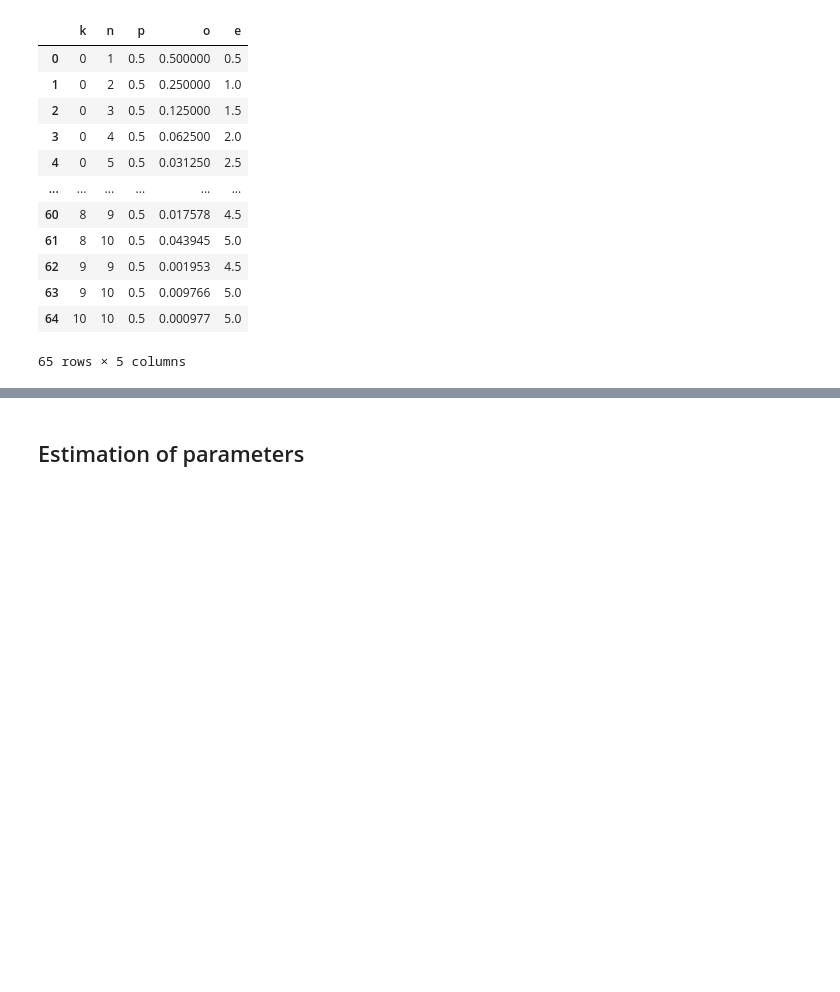
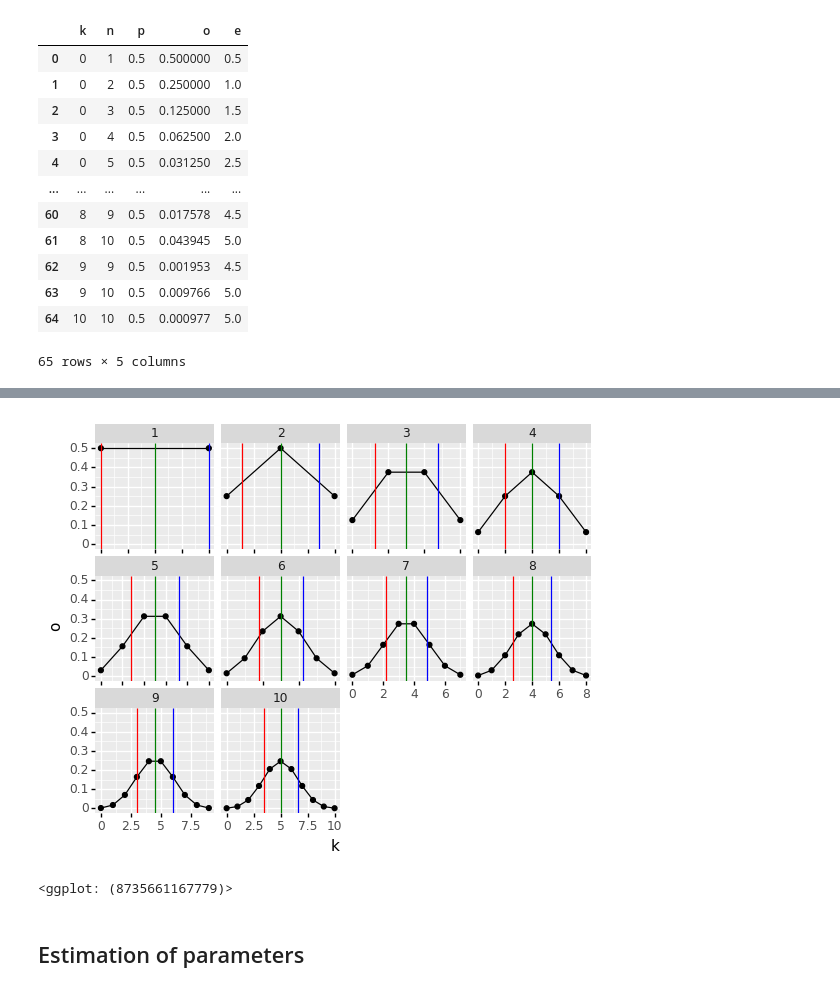
Before and after one commit to ExcaliburZero/learning_statistics, a Jupyter notebook: Binomial distribution.ipynb, the cells around one changed output, grey strips where cells are left out. Saved outputs shown, nothing was run; the diff lists cells and outputs as text; code cells hidden in the pictures; blank space fills up the shorter version.

```diff
--- a/Binomial distribution.ipynb
+++ b/Binomial distribution.ipynb
@@ -252,3 +258,14 @@ plt9.ggplot(data4, plt9.aes("k", "o")) +\
+# %%
+plt9.ggplot(data4, plt9.aes("k", "o")) +\
+    plt9.facet_wrap("n", scales="free_x") +\
+    plt9.geom_point() +\
+    plt9.geom_line() +\
+    plt9.geom_vline(plt9.aes(xintercept="stdevn"), color="red") +\
+    plt9.geom_vline(plt9.aes(xintercept="e"), color="green") +\
+    plt9.geom_vline(plt9.aes(xintercept="stdevp"), color="blue")
+# %% [output]
+[figure, added]
+<ggplot: (8735661167779)>
 # %% [markdown]
 ## Estimation of parameters
 # %%
```
Also changed, not shown: parts of 8 cells of this notebook.
